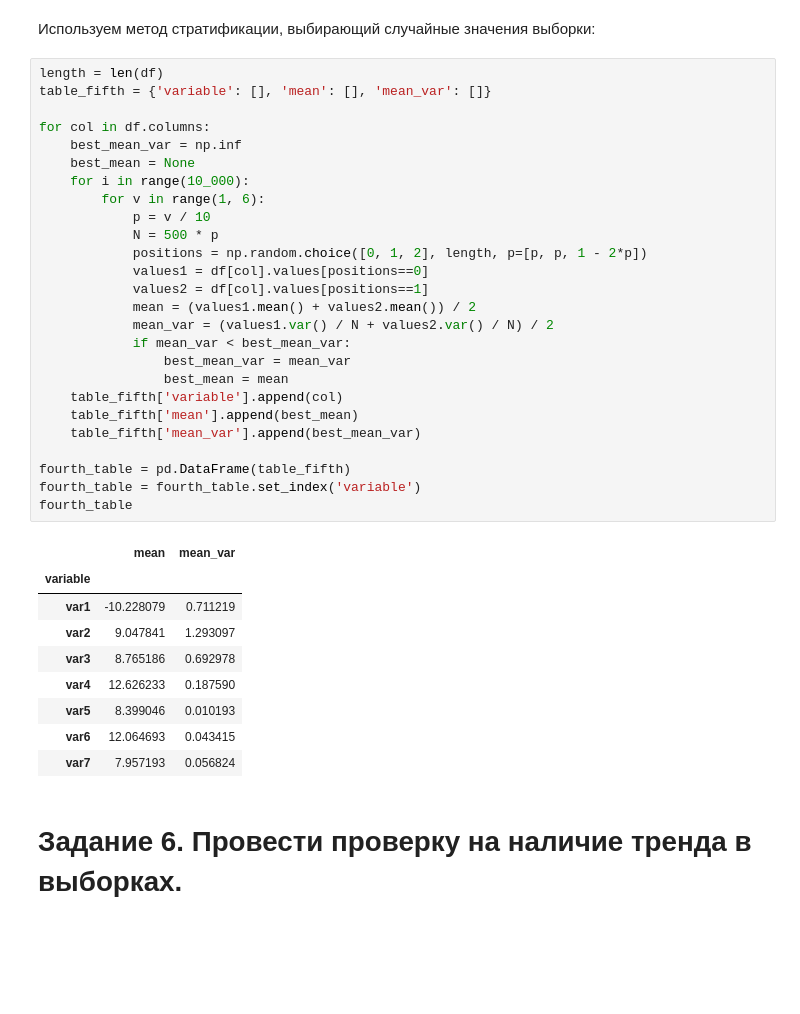
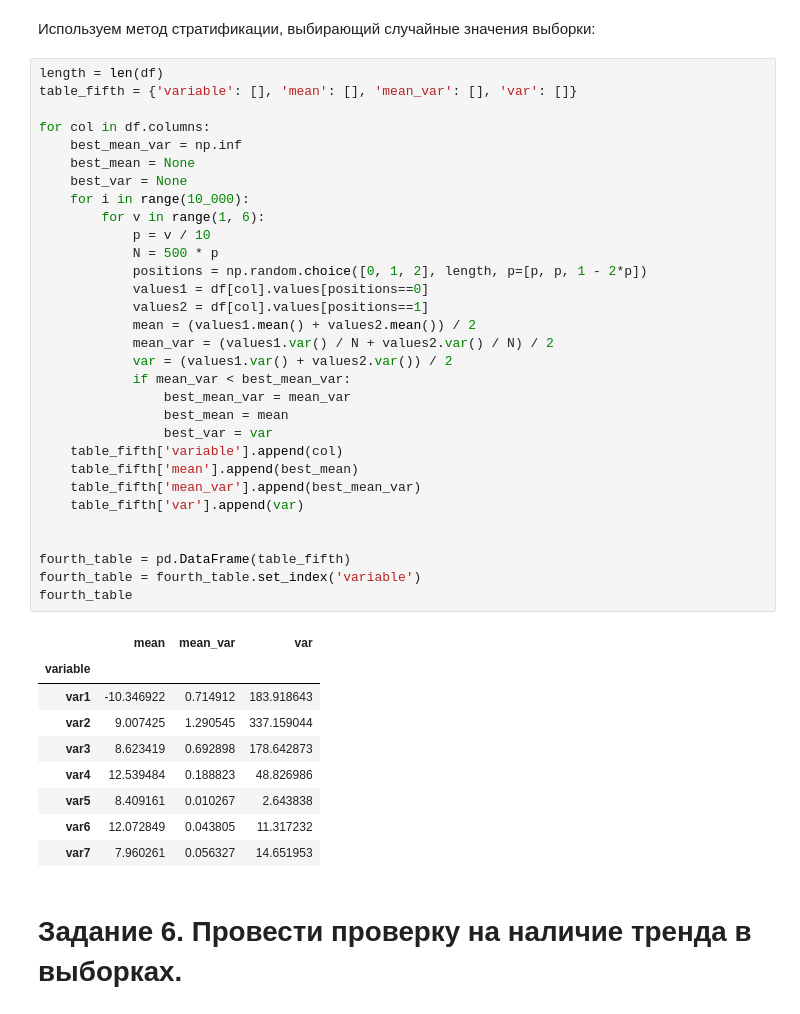
Before and after one commit to vitamin1312/Statistics, a Jupyter notebook: Lab2/main.ipynb, the cells around one changed output. Cells and saved outputs as stored; diff of their text form; blank space fills up the shorter version.

```diff
--- a/Lab2/main.ipynb
+++ b/Lab2/main.ipynb
@@ -419,40 +419,45 @@ fourth_table
 Используем метод стратификации, выбирающий случайные значения выборки:
 # %%
 length = len(df)
-table_fifth = {'variable': [], 'mean': [], 'mean_var': []}
+table_fifth = {'variable': [], 'mean': [], 'mean_var': [], 'var': []}
 
 for col in df.columns:
     best_mean_var = np.inf
     best_mean = None
+    best_var = None
     for i in range(10_000):
         for v in range(1, 6):
             p = v / 10
             N = 500 * p
             positions = np.random.choice([0, 1, 2], length, p=[p, p, 1 - 2*p])
             values1 = df[col].values[positions==0]
             values2 = df[col].values[positions==1]
             mean = (values1.mean() + values2.mean()) / 2
             mean_var = (values1.var() / N + values2.var() / N) / 2
+            var = (values1.var() + values2.var()) / 2
             if mean_var < best_mean_var:
                 best_mean_var = mean_var
                 best_mean = mean
+                best_var = var
     table_fifth['variable'].append(col)
     table_fifth['mean'].append(best_mean)
     table_fifth['mean_var'].append(best_mean_var)
+    table_fifth['var'].append(var)
+
 
 fourth_table = pd.DataFrame(table_fifth)
 fourth_table = fourth_table.set_index('variable')
 fourth_table
 # %% [output]
-|  | mean | mean_var |
-| variable |  |  |
-| var1 | -10.228079 | 0.711219 |
-| var2 | 9.047841 | 1.293097 |
-| var3 | 8.765186 | 0.692978 |
-| var4 | 12.626233 | 0.187590 |
-| var5 | 8.399046 | 0.010193 |
-| var6 | 12.064693 | 0.043415 |
-| var7 | 7.957193 | 0.056824 |
+|  | mean | mean_var | var |
+| variable |  |  |  |
+| var1 | -10.346922 | 0.714912 | 183.918643 |
+| var2 | 9.007425 | 1.290545 | 337.159044 |
+| var3 | 8.623419 | 0.692898 | 178.642873 |
+| var4 | 12.539484 | 0.188823 | 48.826986 |
+| var5 | 8.409161 | 0.010267 | 2.643838 |
+| var6 | 12.072849 | 0.043805 | 11.317232 |
+| var7 | 7.960261 | 0.056327 | 14.651953 |
 # %% [markdown]
 # Задание 6. Провести проверку на наличие тренда в выборках.
 # %% [markdown]
```
Also changed, not shown: 1 other file.
